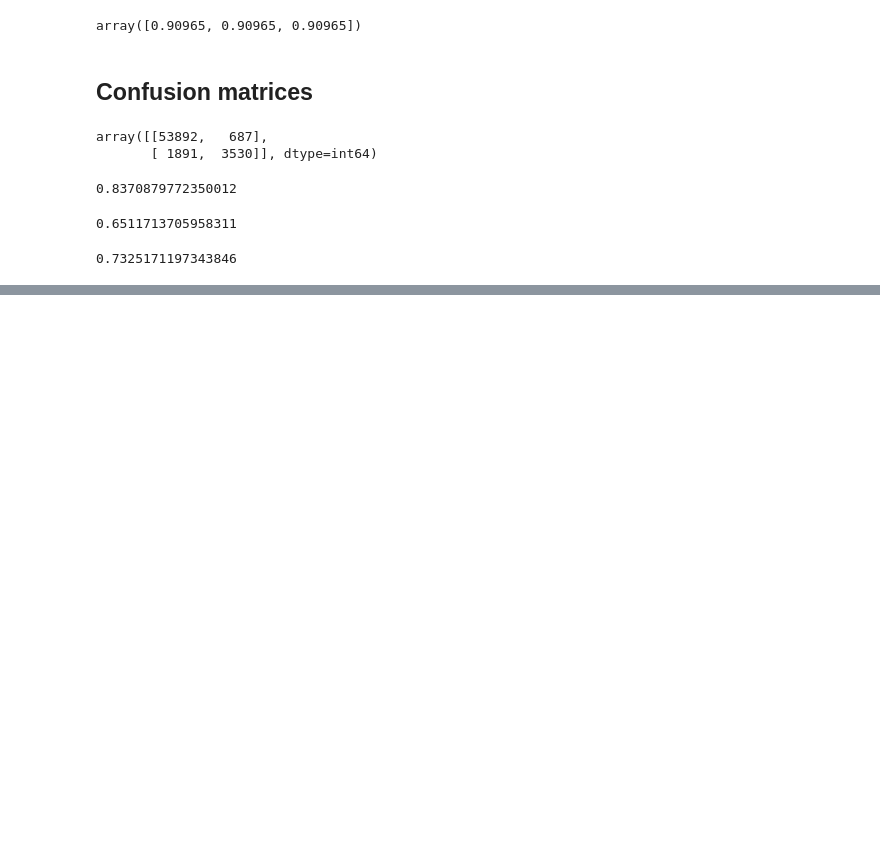
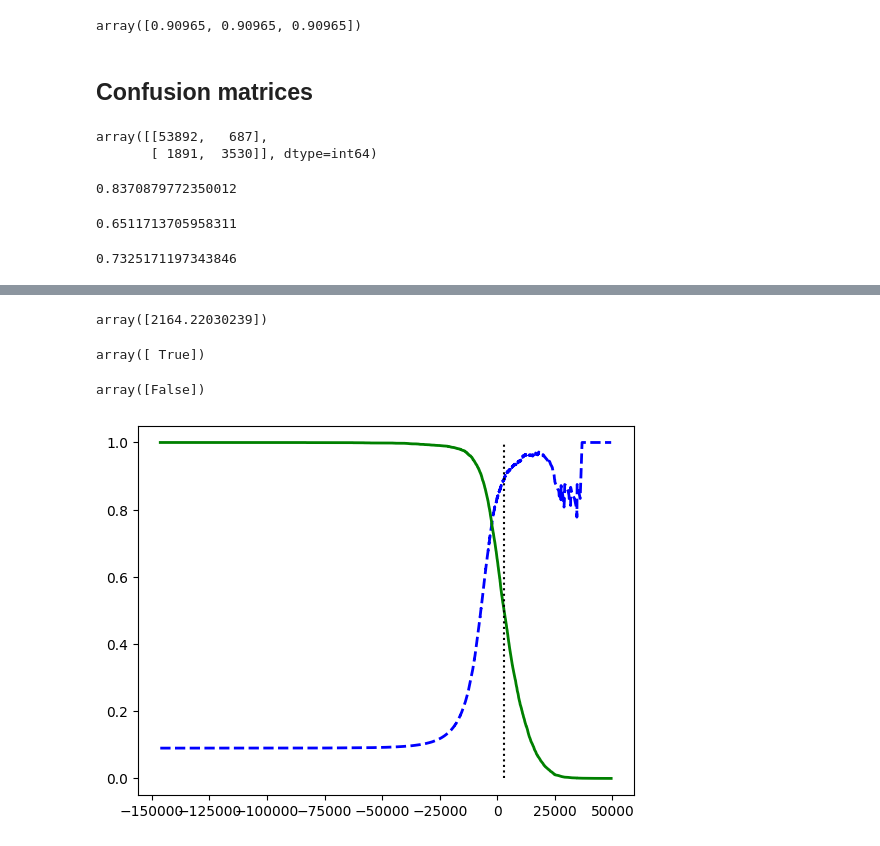
Before and after one commit to dhruv-agarwal004/MNIST_Dataset, a Jupyter notebook: unit_3.ipynb, the cells around one changed output, grey strips where cells are left out. Drawn from its saved outputs; the diff is of its cells as text; code cells hidden in the pictures; blank space fills up the shorter version.

Commit message:
precion recall curve

```diff
--- a/unit_3.ipynb
+++ b/unit_3.ipynb
@@ -109,0 +112,29 @@ f1_score(y_train_5,y_train_pred)
+# %%
+y_scores=sgd_clf.decision_function([some_digit])
+y_scores
+# %% [output]
+array([2164.22030239])
+# %%
+threshhold=0
+y_some_digit_pred=(y_scores>threshhold)
+y_some_digit_pred
+# %% [output]
+array([ True])
+# %%
+threshhold=3000
+y_some_digit_pred=(y_scores>threshhold)
+y_some_digit_pred
+# %% [output]
+array([False])
+# %%
+y_scores=cross_val_predict(sgd_clf,x_train,y_train_5,cv=3,method='decision_function')
+# %%
+from sklearn.metrics import precision_recall_curve
+precisions,recalls,threshholds=precision_recall_curve(y_train_5,y_scores)
+# %%
+plt.plot(threshholds,precisions[:-1],'b--',label='precsion',linewidth=2)
+plt.plot(threshholds,recalls[:-1],'g-',label='recall',linewidth=2)
+plt.vlines(threshhold,0,1.0,'k','dotted',label='threshold')
+plt.show()
+# %% [output]
+[figure, added]
```
Also changed, not shown: parts of 1 cell of this notebook.
